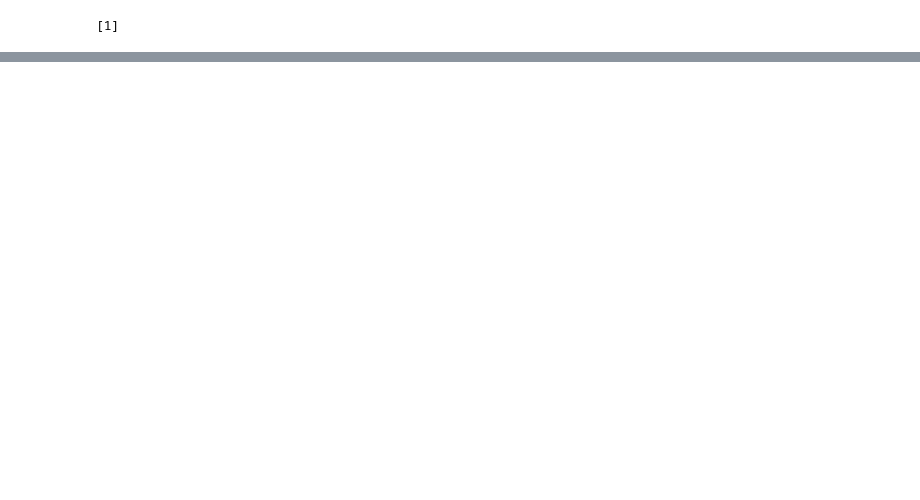
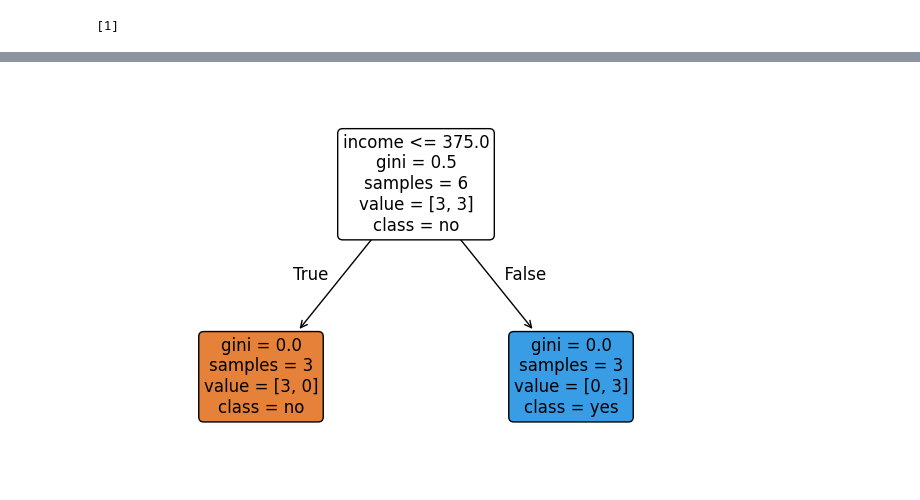
Before and after one commit to n3316202/Gwangsu-AI-Academy-teacher, a Jupyter notebook: 07.머신러닝/지도학습/02.분류/03.결정트리/01-결정트리-날씨.ipynb, the cells around one changed output, grey strips where cells are left out. Saved outputs shown, nothing was run; the diff lists cells and outputs as text; code cells hidden in the pictures; blank space fills up the shorter version.

```diff
--- a/07.머신러닝/지도학습/02.분류/03.결정트리/01-결정트리-날씨.ipynb
+++ b/07.머신러닝/지도학습/02.분류/03.결정트리/01-결정트리-날씨.ipynb
@@ -49,0 +110,15 @@ plt.show()
+# %%
+plt.figure(figsize=(8, 5))
+
+plot_tree(
+    model,
+    feature_names = x.columns,
+    class_names=["no", "yes"],    # 0,1 이름 변경
+    filled=True,                  # 색상
+    rounded=True,                 # 둥근 모서리
+    fontsize=12
+)
+
+plt.show()
+# %% [output]
+[figure, added]
```
Also changed, not shown: parts of 3 cells of this notebook, 1 other file.
